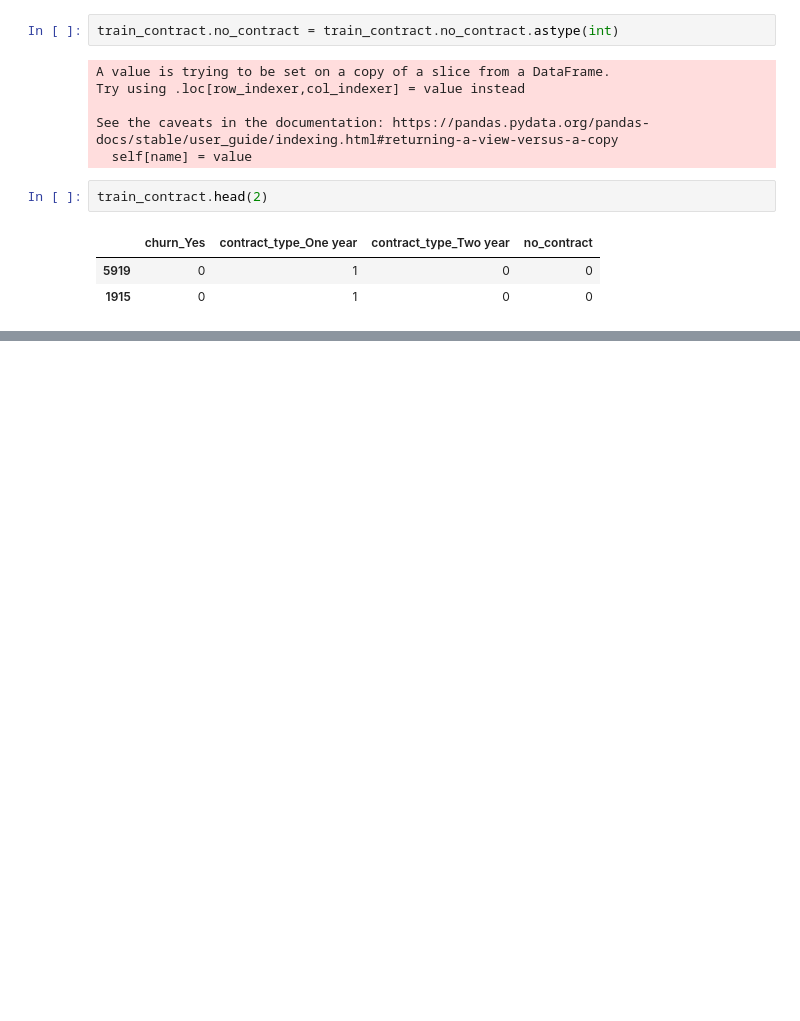
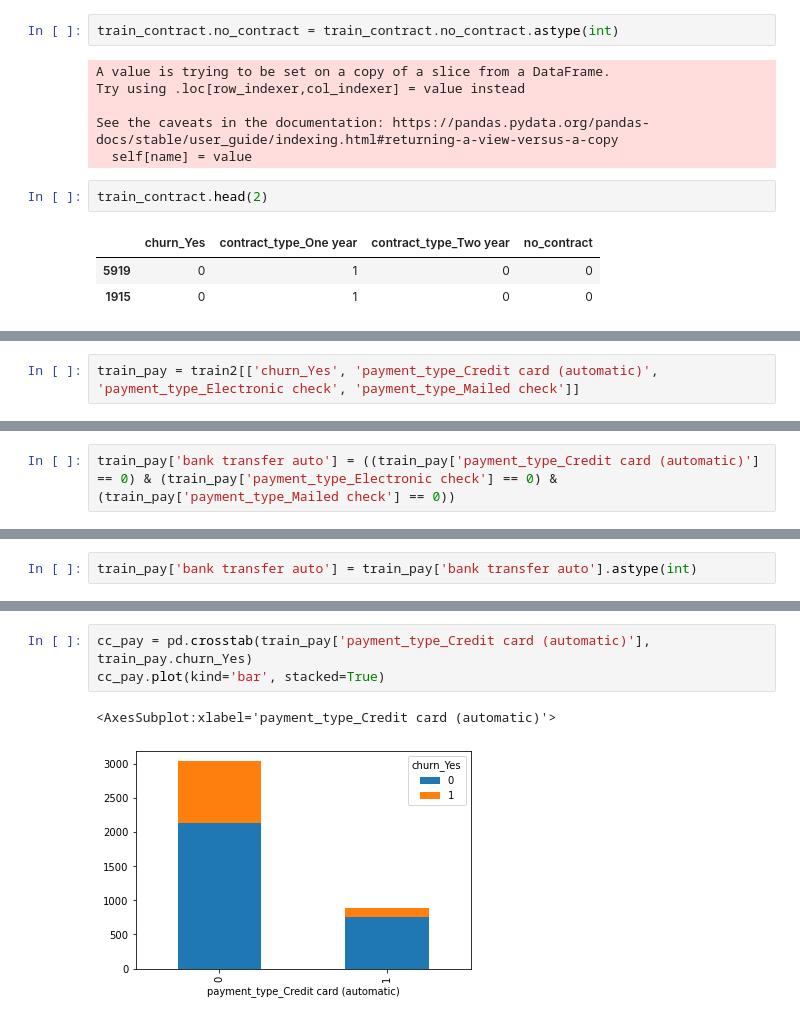
Before and after one commit to watermanbrandyn/classification_project, a Jupyter notebook: classification_workbook.ipynb, the cells around one changed output, grey strips where cells are left out. Drawn from its saved outputs; the diff is of its cells as text; blank space fills up the shorter version.

```diff
--- a/classification_workbook.ipynb
+++ b/classification_workbook.ipynb
@@ -548,0 +630,2 @@ contract_cross = pd.crosstab(, train_contract.churn_Yes)
+# %%
+train_pay = train2[['churn_Yes', 'payment_type_Credit card (automatic)', 'payment_type_Electronic check', 'payment_type_Mailed check']]
@@ -548,0 +646,2 @@ contract_cross = pd.crosstab(, train_contract.churn_Yes)
+# %%
+train_pay['bank transfer auto'] = ((train_pay['payment_type_Credit card (automatic)'] == 0) & (train_pay['payment_type_Electronic check'] == 0) & (train_pay['payment_type_Mailed check'] == 0))
@@ -548,0 +660,2 @@ contract_cross = pd.crosstab(, train_contract.churn_Yes)
+# %%
+train_pay['bank transfer auto'] = train_pay['bank transfer auto'].astype(int)
@@ -548,0 +674,6 @@ contract_cross = pd.crosstab(, train_contract.churn_Yes)
+# %%
+cc_pay = pd.crosstab(train_pay['payment_type_Credit card (automatic)'], train_pay.churn_Yes)
+cc_pay.plot(kind='bar', stacked=True)
+# %% [output]
+<AxesSubplot:xlabel='payment_type_Credit card (automatic)'>
+[figure, added]
```
Also changed, not shown: parts of 31 cells of this notebook.
